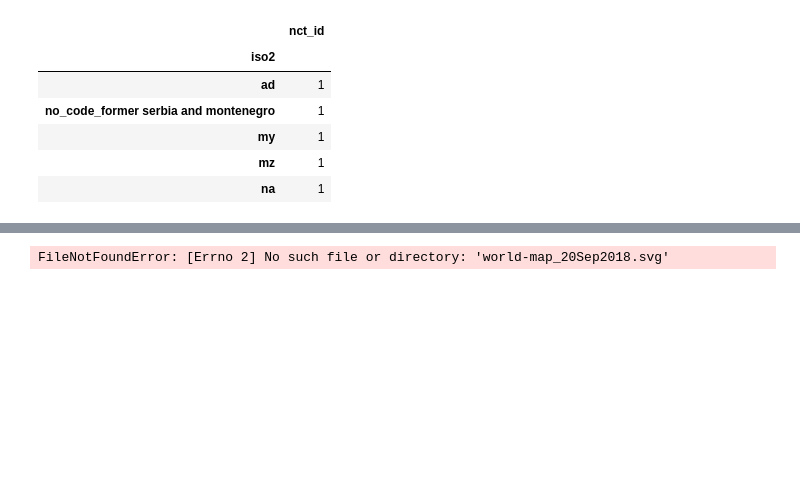
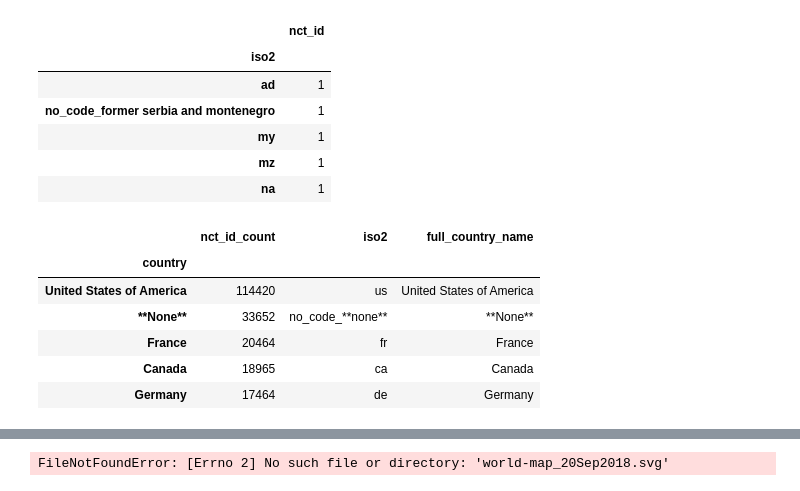
Before and after one commit to vaal12/FDA-clinical-studies-review, a Jupyter notebook: FDA_Countries_analysis.ipynb, the cells around one changed output, grey strips where cells are left out. Saved outputs shown, nothing was run; the diff lists cells and outputs as text; code cells hidden in the pictures; blank space fills up the shorter version.

```diff
--- a/FDA_Countries_analysis.ipynb
+++ b/FDA_Countries_analysis.ipynb
@@ -168,6 +168,15 @@ iso2_check_for_duplicates.head()
 # %%
 exportDF = pd.DataFrame(sorted_counted_countries)
 #CLEANING BEFORE EXPORTING TO JSON
 exportDF["full_country_name"] = exportDF.index
 exportDF.rename(columns={"nct_id":"nct_id_count"}, inplace=True)
+exportDF.head()
+# %% [output]
+|  | nct_id_count | iso2 | full_country_name |
+| country |  |  |  |
+| United States of America | 114420 | us | United States of America |
+| **None** | 33652 | no_code_**none** | **None** |
+| France | 20464 | fr | France |
+| Canada | 18965 | ca | Canada |
+| Germany | 17464 | de | Germany |
 # %%
```
Also changed, not shown: parts of 1 cell of this notebook, 3 other files.
